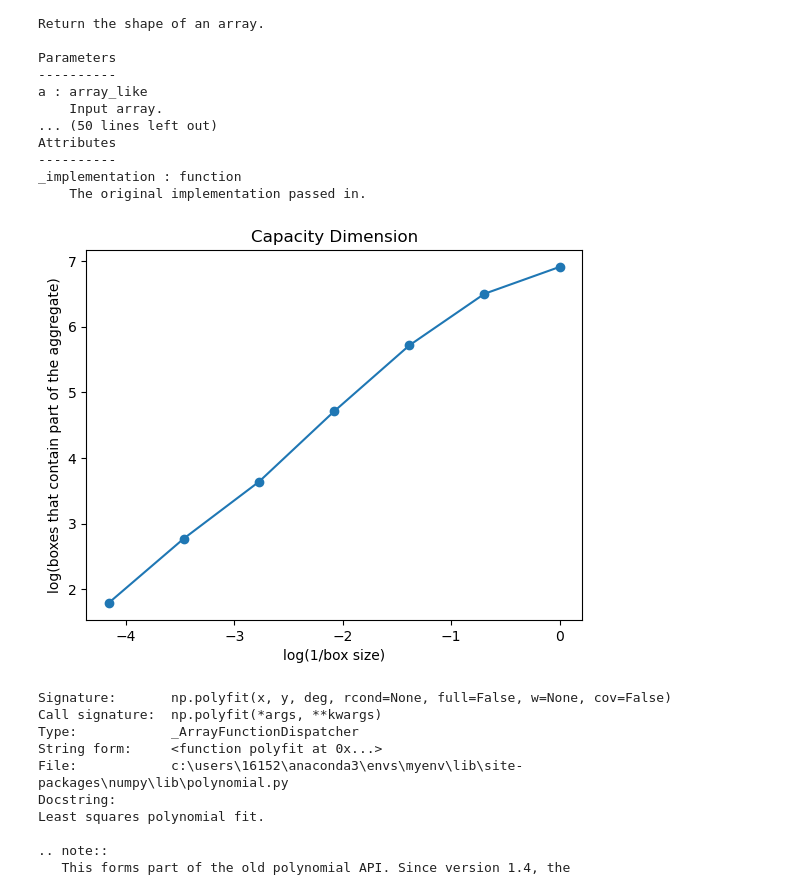
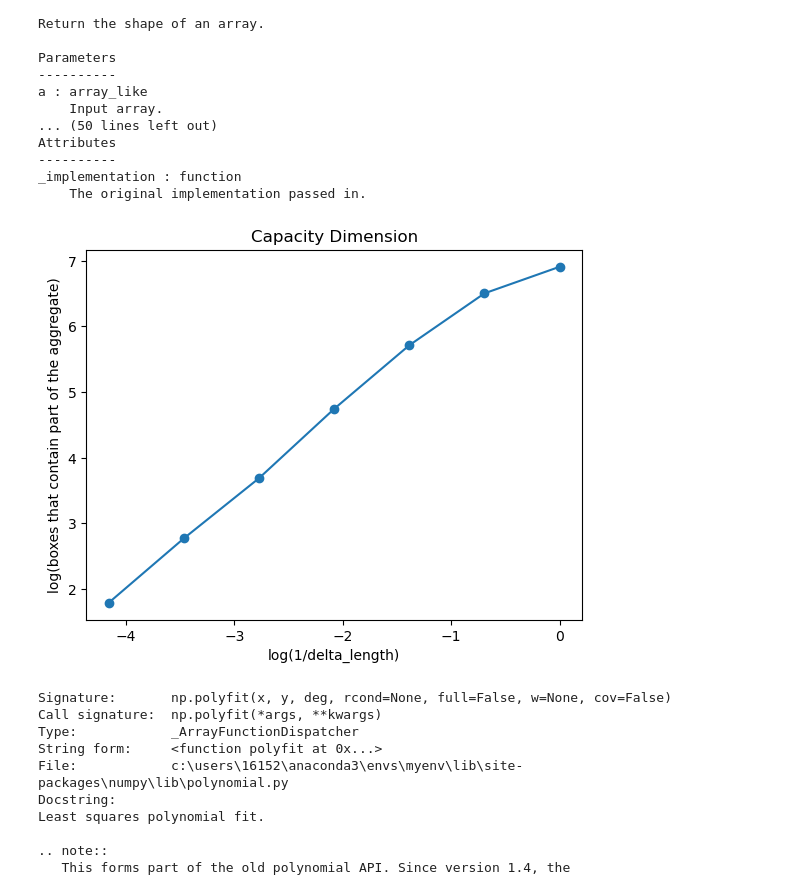
Before and after one commit to CordellGriggs/PHYS4130-S26, a Jupyter notebook: p4-Diffusion/P4 Cordell/Capacity_Dimension.ipynb, the cells around one changed output. Drawn from its saved outputs; the diff is of its cells as text; code cells hidden in the pictures.

```diff
--- a/p4-Diffusion/P4 Cordell/Capacity_Dimension.ipynb
+++ b/p4-Diffusion/P4 Cordell/Capacity_Dimension.ipynb
@@ -1,12 +1,12 @@
 # %%
 # RUNLOG:
 
-# After kill radius
+# XXXAfter kill radius
 # 14.2 s for N=1000
 # 3 min 32 s for N = 5000
 #
 #
-# After random.getrandbits(2)
+# XXXAfter random.getrandbits(2)
 # 7.3 s for N=1000
 #
 #
@@ -60,8 +60,8 @@ def resizing_circle(i, x, y):                                                  #
 
     r_max = find_rmax(i, x, y)
 
-    if radius < r_max + 10:
-        new_radius = r_max + 10
+    if radius < 2*r_max:
+        new_radius = 2*r_max
         x, y = spawn(new_radius)
         radius = new_radius
 
@@ -193,26 +193,26 @@ _implementation : function
 # %%
 # Capacity Dimension Calculation
 
 def box_partitioning(space, delta_length):
     length = space.shape[0]                     # same as len but for higher dimension arrays
     count = 0
-    for i in range(0, length, delta_length):        # delta length = box size
+    for i in range(0, length, delta_length):        # delta_length = box length
         for j in range(0, length, delta_length):
             if np.any(space[i:i+delta_length, j:j+delta_length]):   # checks the slice of space from the edge of box the the next edge if there are any "true" or 1s in it
                 count += 1
     return count
 
-delta_lengths = [1, 2, 4, 8, 16, 32, 64]
+delta_lengths = [1, 2, 4, 8, 16, 32, 64]             # side lengths of boxes
 counts = [box_partitioning(space, size) for size in delta_lengths]
 log_counts = np.log(counts)
 log_sizes = np.log(1/np.array(delta_lengths))
 plt.plot(log_sizes, log_counts, marker='o')
 plt.title('Capacity Dimension')
-plt.xlabel('log(1/box size)')
+plt.xlabel('log(1/delta_length)')
 plt.ylabel('log(boxes that contain part of the aggregate)')
 plt.show()
 # %% [output]
-[figure, old version]
+[figure, new version]
 # %%
 np.polyfit?
 # %% [output]
```
Also changed, not shown: parts of 2 cells of this notebook.
